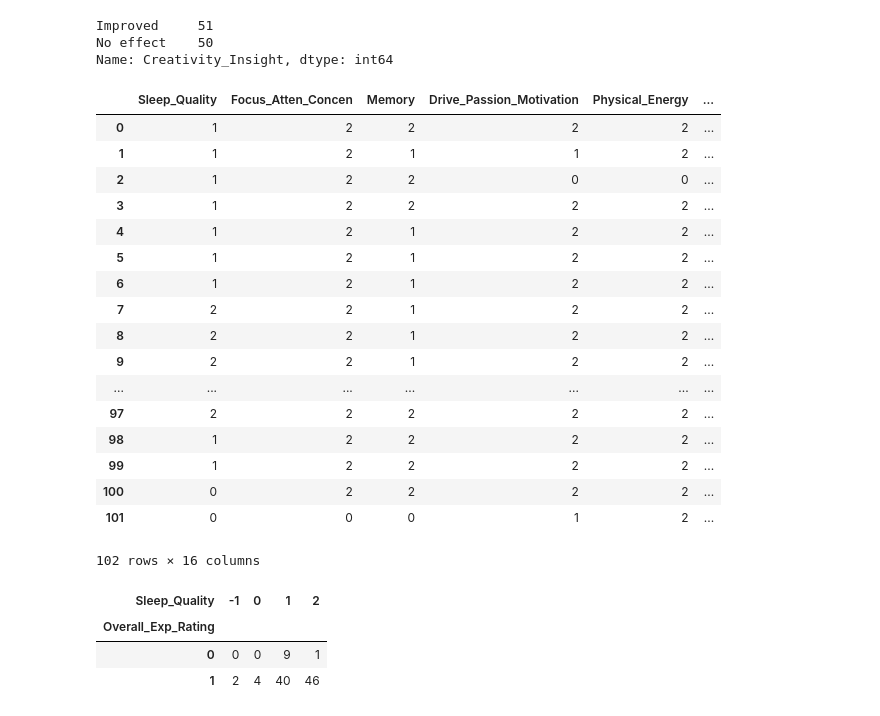
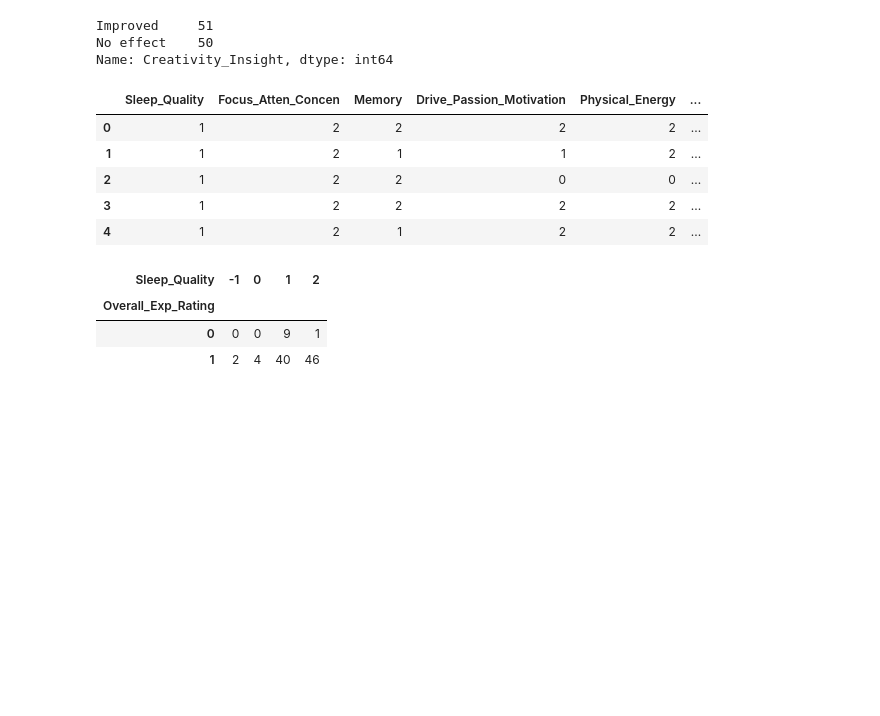
Before and after one commit to s-leung/NootropicProject, a Jupyter notebook: ML.ipynb, the cells around one changed output. Saved outputs shown, nothing was run; the diff lists cells and outputs as text; code cells hidden in the pictures; blank space fills up the shorter version.

```diff
--- a/ML.ipynb
+++ b/ML.ipynb
@@ -179,29 +160,21 @@ df['Estimated_Effect_Duration'] = df['Estimated_Effect_Duration'].cat.codes
 df['Overall_Experience'] = df['Overall_Experience'].astype('category')
 df['Overall_Experience'] = df['Overall_Experience'].cat.reorder_categories(['Awful','Not good','No effect','Good', 'Excellent'], ordered=True)
 df['Overall_Experience'] = df['Overall_Experience'].cat.codes
+# %%
+df['User_Status'] = df['User_Status'].astype('category')
+df['User_Status'] = df['User_Status'].cat.reorder_categories(['Non-user', 'XNootropic User'], ordered=True)
+df['User_Status'] = df['User_Status'].cat.codes
 # %%
-features = [  4,  6,  7,  8,  9, 10, 11, 12, 13, 14, 15, 16, 17, 21, 22,5]
+features = [  4,  6,  7,  8,  9, 10, 11, 12, 13, 14, 15, 16, 17, 21]
 # %%
-df[features]
+df[features].head()
 # %% [output]
 |  | Sleep_Quality | Focus_Atten_Concen | Memory | Drive_Passion_Motivation | Physical_Energy | ... |
 | 0 | 1 | 2 | 2 | 2 | 2 | ... |
 | 1 | 1 | 2 | 1 | 1 | 2 | ... |
 | 2 | 1 | 2 | 2 | 0 | 0 | ... |
 | 3 | 1 | 2 | 2 | 2 | 2 | ... |
 | 4 | 1 | 2 | 1 | 2 | 2 | ... |
-| 5 | 1 | 2 | 1 | 2 | 2 | ... |
-| 6 | 1 | 2 | 1 | 2 | 2 | ... |
-| 7 | 2 | 2 | 1 | 2 | 2 | ... |
-| 8 | 2 | 2 | 1 | 2 | 2 | ... |
-| 9 | 2 | 2 | 1 | 2 | 2 | ... |
-| ... | ... | ... | ... | ... | ... | ... |
-| 97 | 2 | 2 | 2 | 2 | 2 | ... |
-| 98 | 1 | 2 | 2 | 2 | 2 | ... |
-| 99 | 1 | 2 | 2 | 2 | 2 | ... |
-| 100 | 0 | 2 | 2 | 2 | 2 | ... |
-| 101 | 0 | 0 | 0 | 1 | 2 | ... |
-102 rows × 16 columns
 # %%
 tab = pd.crosstab(index=df.Overall_Exp_Rating, columns=df.Sleep_Quality)
 table = sm.stats.Table(tab)
```
Also changed, not shown: parts of 21 cells of this notebook.
